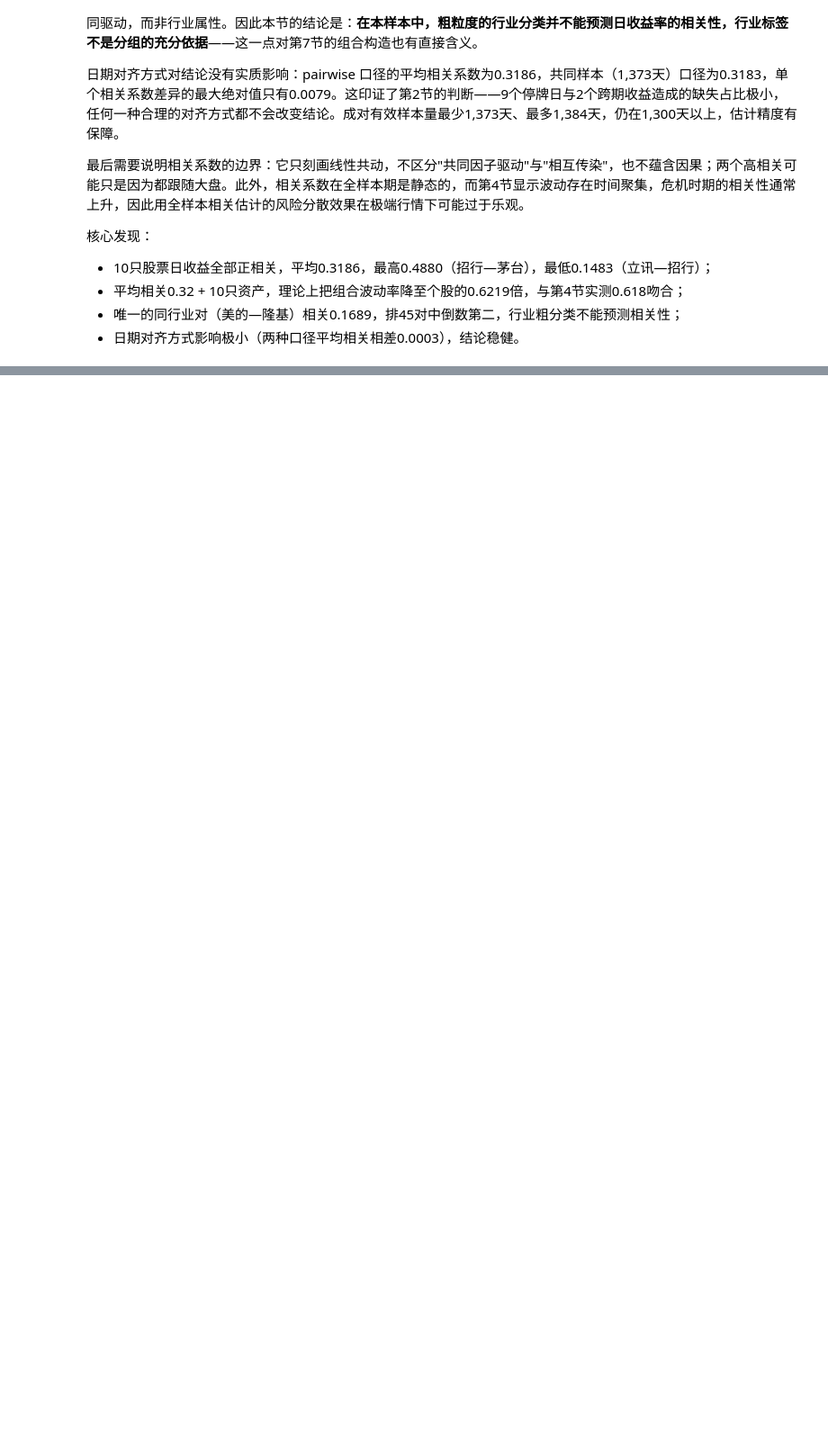
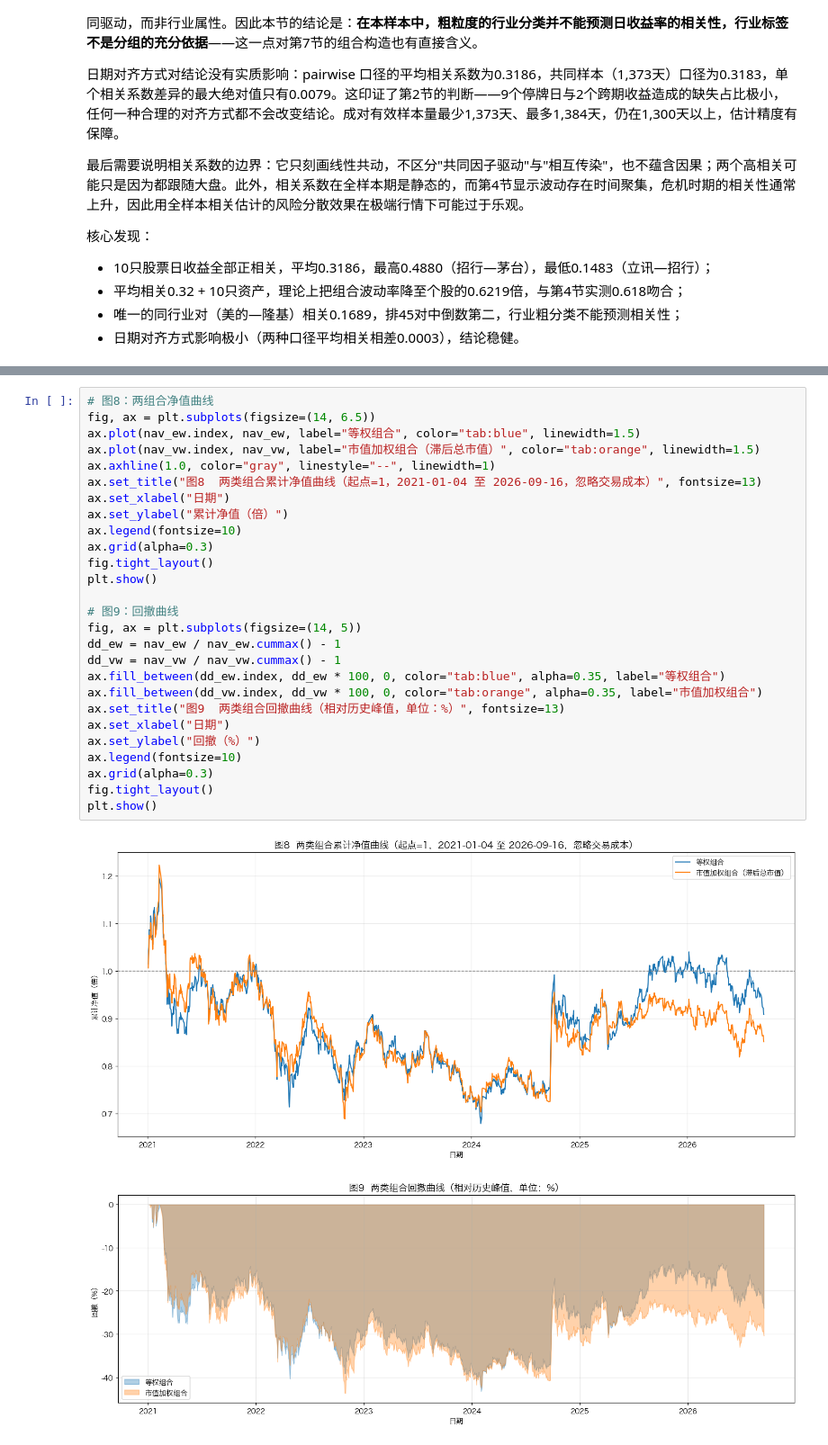
Before and after one commit to Jaremy112/fineco-homework, a Jupyter notebook: hw-02/hw_02-1.ipynb, the cells around one changed output, grey strips where cells are left out. Shown at 90% size. Saved outputs shown, nothing was run; the diff lists cells and outputs as text; blank space fills up the shorter version.

```diff
--- a/hw-02/hw_02-1.ipynb
+++ b/hw-02/hw_02-1.ipynb
@@ -1162,0 +1267,30 @@ print("第4节实测值（组合标准差 / 个股标准差均值）: 0.618")
+# %%
+# 图8：两组合净值曲线
+fig, ax = plt.subplots(figsize=(14, 6.5))
+ax.plot(nav_ew.index, nav_ew, label="等权组合", color="tab:blue", linewidth=1.5)
+ax.plot(nav_vw.index, nav_vw, label="市值加权组合（滞后总市值）", color="tab:orange", linewidth=1.5)
+ax.axhline(1.0, color="gray", linestyle="--", linewidth=1)
+ax.set_title("图8  两类组合累计净值曲线（起点=1，2021-01-04 至 2026-09-16，忽略交易成本）", fontsize=13)
+ax.set_xlabel("日期")
+ax.set_ylabel("累计净值（倍）")
+ax.legend(fontsize=10)
+ax.grid(alpha=0.3)
+fig.tight_layout()
+plt.show()
+
+# 图9：回撤曲线
+fig, ax = plt.subplots(figsize=(14, 5))
+dd_ew = nav_ew / nav_ew.cummax() - 1
+dd_vw = nav_vw / nav_vw.cummax() - 1
+ax.fill_between(dd_ew.index, dd_ew * 100, 0, color="tab:blue", alpha=0.35, label="等权组合")
+ax.fill_between(dd_vw.index, dd_vw * 100, 0, color="tab:orange", alpha=0.35, label="市值加权组合")
+ax.set_title("图9  两类组合回撤曲线（相对历史峰值，单位：%）", fontsize=13)
+ax.set_xlabel("日期")
+ax.set_ylabel("回撤（%）")
+ax.legend(fontsize=10)
+ax.grid(alpha=0.3)
+fig.tight_layout()
+plt.show()
+# %% [output]
+[figure, added]
+[figure, added]
```
Also changed, not shown: parts of 8 cells of this notebook, 3 other files.
